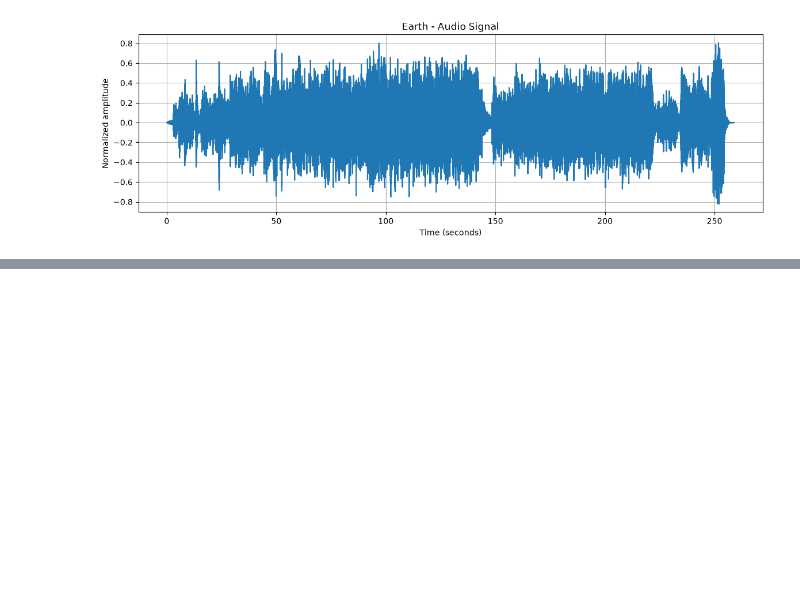
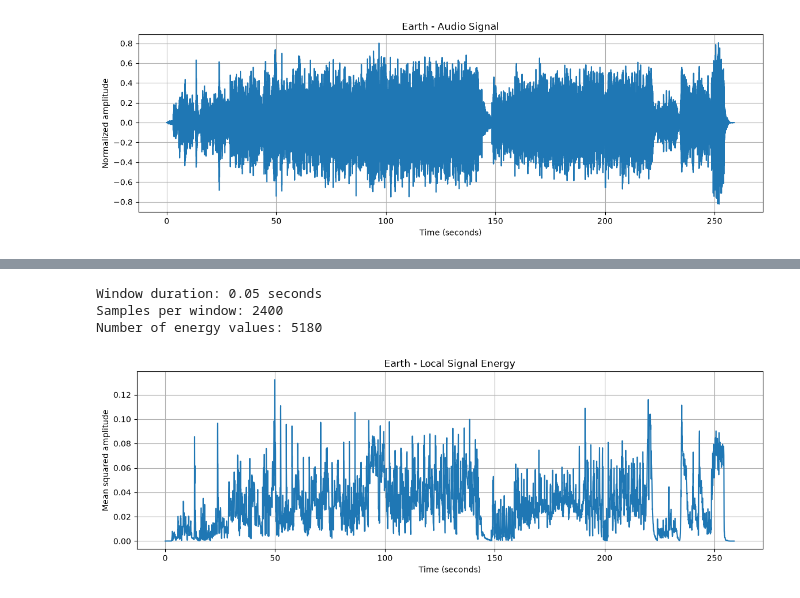
Before and after one commit to sradev81/Hidden-Pulse, a Jupyter notebook: hidden_pulse_analysis.ipynb, the cells around one changed output, grey strips where cells are left out. Cells and saved outputs as stored; diff of their text form; code cells hidden in the pictures; blank space fills up the shorter version.

Commit message:
Add local signal level and rate-of-change analysis

```diff
--- a/hidden_pulse_analysis.ipynb
+++ b/hidden_pulse_analysis.ipynb
@@ -135,0 +163,39 @@ plt.show()
+# %%
+# Duration of one analysis window
+window_seconds = 0.05
+
+# Number of audio samples in one window
+window_size = int(window_seconds * sample_rate)
+
+# Keep only the part that fits into complete windows
+usable_samples = (len(x) // window_size) * window_size
+x_trimmed = x[:usable_samples]
+
+# Split the signal into equal time windows
+windows = x_trimmed.reshape(-1, window_size)
+
+# Mean squared amplitude in every window
+local_energy = np.mean(windows ** 2, axis=1)
+
+# Time position of every energy value
+energy_time = np.arange(len(local_energy)) * window_seconds
+
+print("Window duration:", window_seconds, "seconds")
+print("Samples per window:", window_size)
+print("Number of energy values:", len(local_energy))
+# %% [output]
+Window duration: 0.05 seconds
+Samples per window: 2400
+Number of energy values: 5180
+# %%
+plt.figure(figsize=(14, 4))
+plt.plot(energy_time, local_energy)
+
+plt.xlabel("Time (seconds)")
+plt.ylabel("Mean squared amplitude")
+plt.title("Earth - Local Signal Energy")
+plt.grid()
+
+plt.show()
+# %% [output]
+[figure, added]
```
Also changed, not shown: parts of 4 cells of this notebook.
